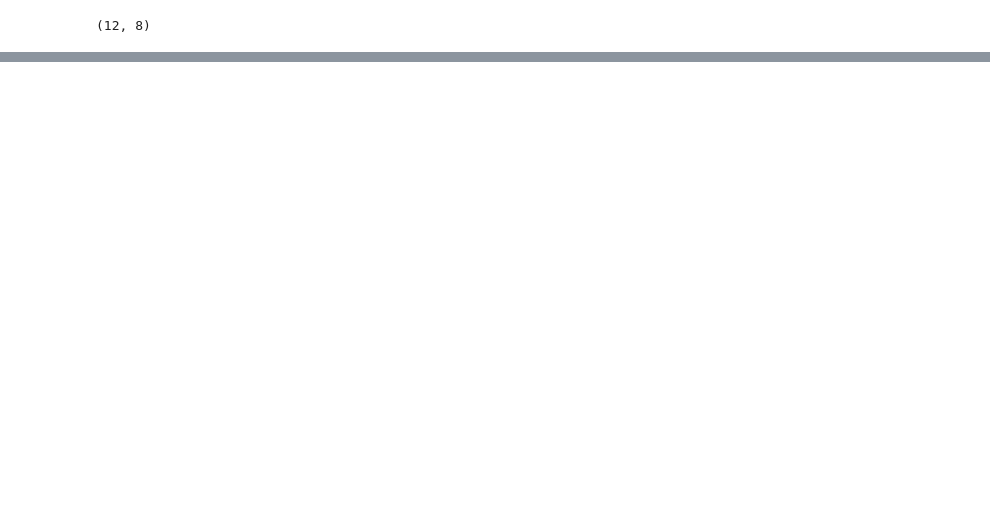
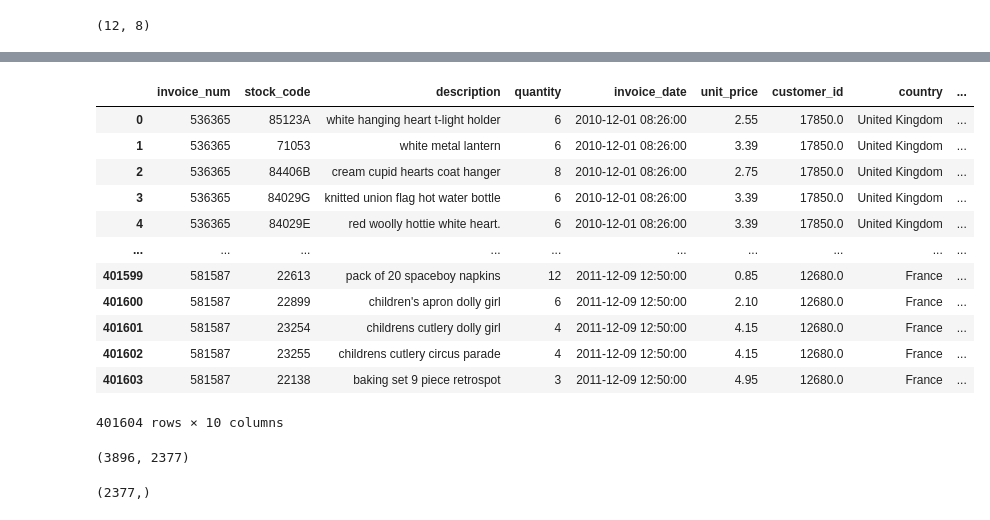
Before and after one commit to Ivan-Curmi/FinalProject, a Jupyter notebook: final_project_test_fabien.ipynb, the cells around one changed output, grey strips where cells are left out. Saved outputs shown, nothing was run; the diff lists cells and outputs as text; code cells hidden in the pictures; blank space fills up the shorter version.

```diff
--- a/final_project_test_fabien.ipynb
+++ b/final_project_test_fabien.ipynb
@@ -1070,0 +521,3 @@ df_prod.to_parquet("df_prod.parquet")
+# %%
+
+df = df.rename(columns={"amazon_product_description":"amazon_description"})
@@ -1070,0 +533,4 @@ df_prod.to_parquet("df_prod.parquet")
+# %%
+df1 = df.copy()
+# %%
+df_drop = df1[df1['amazon_price'] != 0.00]
@@ -1070,0 +550,2 @@ df_prod.to_parquet("df_prod.parquet")
+# %%
+df_drop = df_drop.drop("Unnamed: 0", axis=1)
@@ -1070,0 +577,23 @@ df_prod.to_parquet("df_prod.parquet")
+# %%
+merged_df = data_df.merge(df_drop, left_on='description', right_on='amazon_description', how='left')
+
+# Display the merged DataFrame
+merged_df
+# %% [output]
+|  | invoice_num | stock_code | description | quantity | invoice_date | unit_price | customer_id | country | ... |
+| 0 | 536365 | 85123A | white hanging heart t-light holder | 6 | 2010-12-01 08:26:00 | 2.55 | 17850.0 | United Kingdom | ... |
+| 1 | 536365 | 71053 | white metal lantern | 6 | 2010-12-01 08:26:00 | 3.39 | 17850.0 | United Kingdom | ... |
+| 2 | 536365 | 84406B | cream cupid hearts coat hanger | 8 | 2010-12-01 08:26:00 | 2.75 | 17850.0 | United Kingdom | ... |
+| 3 | 536365 | 84029G | knitted union flag hot water bottle | 6 | 2010-12-01 08:26:00 | 3.39 | 17850.0 | United Kingdom | ... |
+| 4 | 536365 | 84029E | red woolly hottie white heart. | 6 | 2010-12-01 08:26:00 | 3.39 | 17850.0 | United Kingdom | ... |
+| ... | ... | ... | ... | ... | ... | ... | ... | ... | ... |
+| 401599 | 581587 | 22613 | pack of 20 spaceboy napkins | 12 | 2011-12-09 12:50:00 | 0.85 | 12680.0 | France | ... |
+| 401600 | 581587 | 22899 | children's apron dolly girl | 6 | 2011-12-09 12:50:00 | 2.10 | 12680.0 | France | ... |
+| 401601 | 581587 | 23254 | childrens cutlery dolly girl | 4 | 2011-12-09 12:50:00 | 4.15 | 12680.0 | France | ... |
+| 401602 | 581587 | 23255 | childrens cutlery circus parade | 4 | 2011-12-09 12:50:00 | 4.15 | 12680.0 | France | ... |
+| 401603 | 581587 | 22138 | baking set 9 piece retrospot | 3 | 2011-12-09 12:50:00 | 4.95 | 12680.0 | France | ... |
+401604 rows × 10 columns
+# %%
+len(df_amazon_data) ,len(df_drop)
+# %% [output]
+(3896, 2377)
@@ -1070,0 +602,4 @@ df_prod.to_parquet("df_prod.parquet")
+# %%
+df_drop['description'].shape
+# %% [output]
+(2377,)
```
Also changed, not shown: parts of 74 cells of this notebook.
